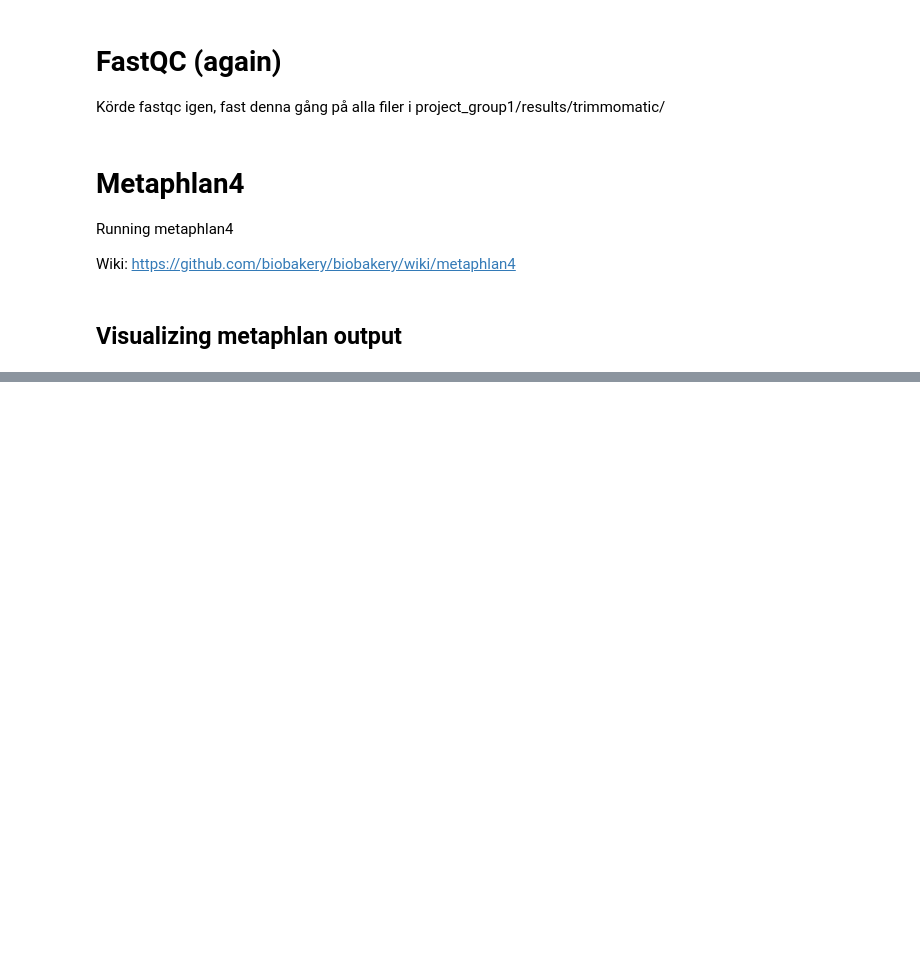
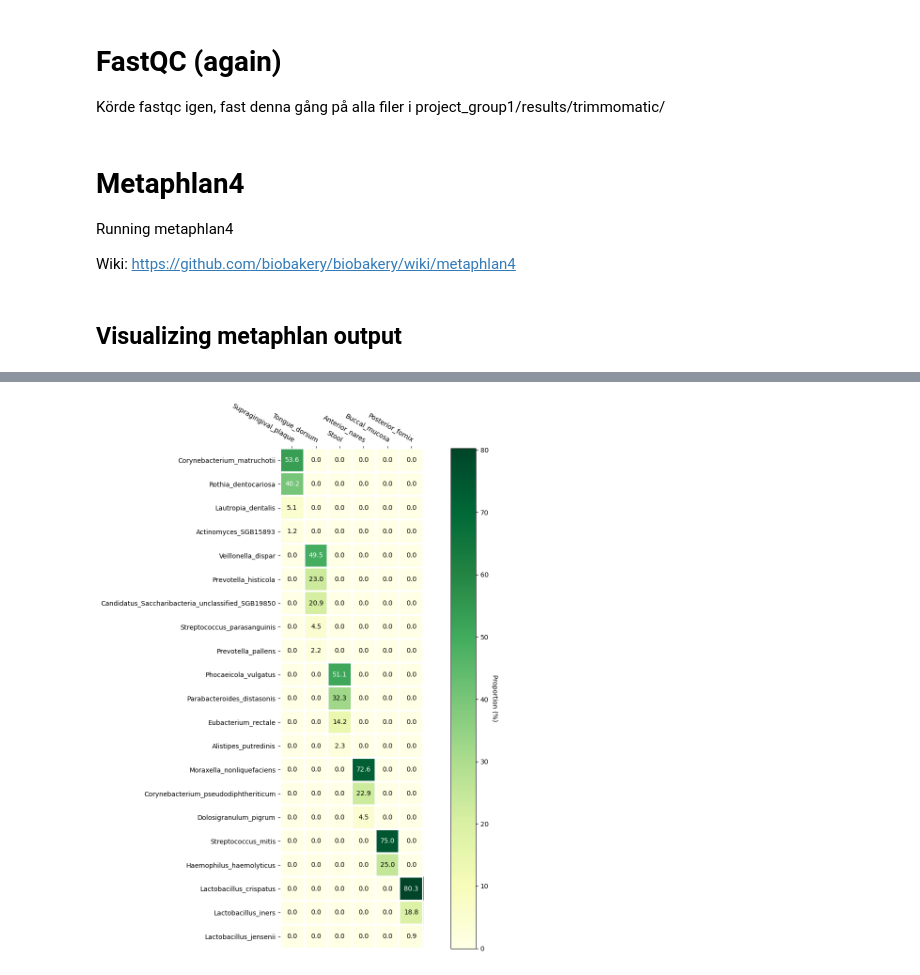
Before and after one commit to blomfelt/BBT045_Project, a Jupyter notebook: Project_group1.ipynb, the cells around one changed output, grey strips where cells are left out. Drawn from its saved outputs; the diff is of its cells as text; code cells hidden in the pictures; blank space fills up the shorter version.

```diff
--- a/Project_group1.ipynb
+++ b/Project_group1.ipynb
@@ -181,0 +389,19 @@ grep -E "s__|SRS" merged_abundance_table.txt \
+# %%
+# Create the arrays for the functions to use
+species = species_df.index # y axis
+samples = species_df.columns # x axis
+proportion = np.array(species_df) # value in cell
+
+#ref https://stackoverflow.com/questions/36367986/how-to-make-inline-plots-in-jupyter-notebook-larger
+plt.rcParams['figure.figsize'] = [12, 12]
+
+fig, ax = plt.subplots()
+
+im, cbar = heatmap(proportion, species, samples, ax=ax,
+                   cmap="YlGn", cbarlabel="Proportion (%)")
+texts = annotate_heatmap(im, valfmt="{x:.1f}") #todo Where the values are rounded
+
+fig.tight_layout()
+plt.show()
+# %% [output]
+[figure, added]
```
Also changed, not shown: parts of 4 cells of this notebook, 1 other file.
